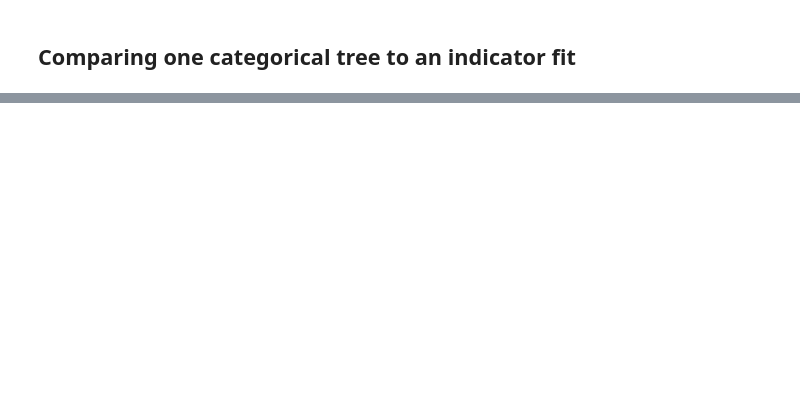
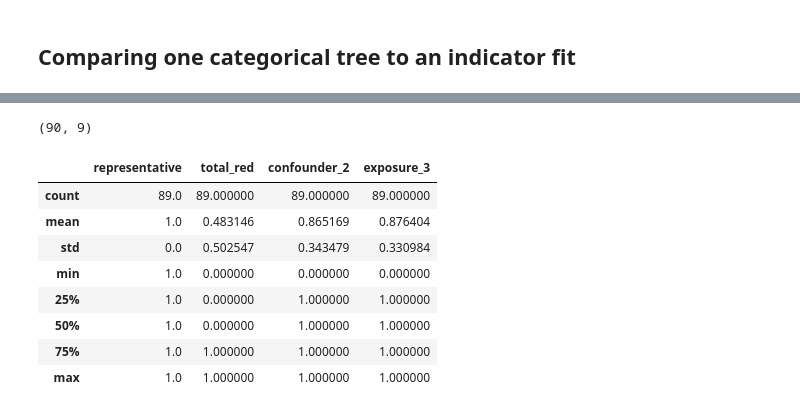
Before and after one commit to aksholokhov/pysr3, a Jupyter notebook: examples/categorical_feature_selection.ipynb, the cells around one changed output, grey strips where cells are left out. Cells and saved outputs as stored; diff of their text form; code cells hidden in the pictures; blank space fills up the shorter version.

Commit message:
More experiments in notebooks on Evidence Score

```diff
--- a/examples/categorical_feature_selection.ipynb
+++ b/examples/categorical_feature_selection.ipynb
@@ -126,0 +153,2 @@ array([0.45258439, 1.02203168])
+# %%
+dataset_path = Path("/Users/aksh/Storage/repos/skmixed/datasets/evidence_score_data/redmeat_allcausemortality.csv")
@@ -126,0 +224,16 @@ array([0.45258439, 1.02203168])
+# %%
+X.shape
+# %% [output]
+(90, 9)
+# %%
+data_short[categorical_features_columns].describe()
+# %% [output]
+|  | representative | total_red | confounder_2 | exposure_3 |
+| count | 89.0 | 89.000000 | 89.000000 | 89.000000 |
+| mean | 1.0 | 0.483146 | 0.865169 | 0.876404 |
+| std | 0.0 | 0.502547 | 0.343479 | 0.330984 |
+| min | 1.0 | 0.000000 | 0.000000 | 0.000000 |
+| 25% | 1.0 | 0.000000 | 1.000000 | 1.000000 |
+| 50% | 1.0 | 0.000000 | 1.000000 | 1.000000 |
+| 75% | 1.0 | 1.000000 | 1.000000 | 1.000000 |
+| max | 1.0 | 1.000000 | 1.000000 | 1.000000 |
```
Also changed, not shown: parts of 21 cells of this notebook.
